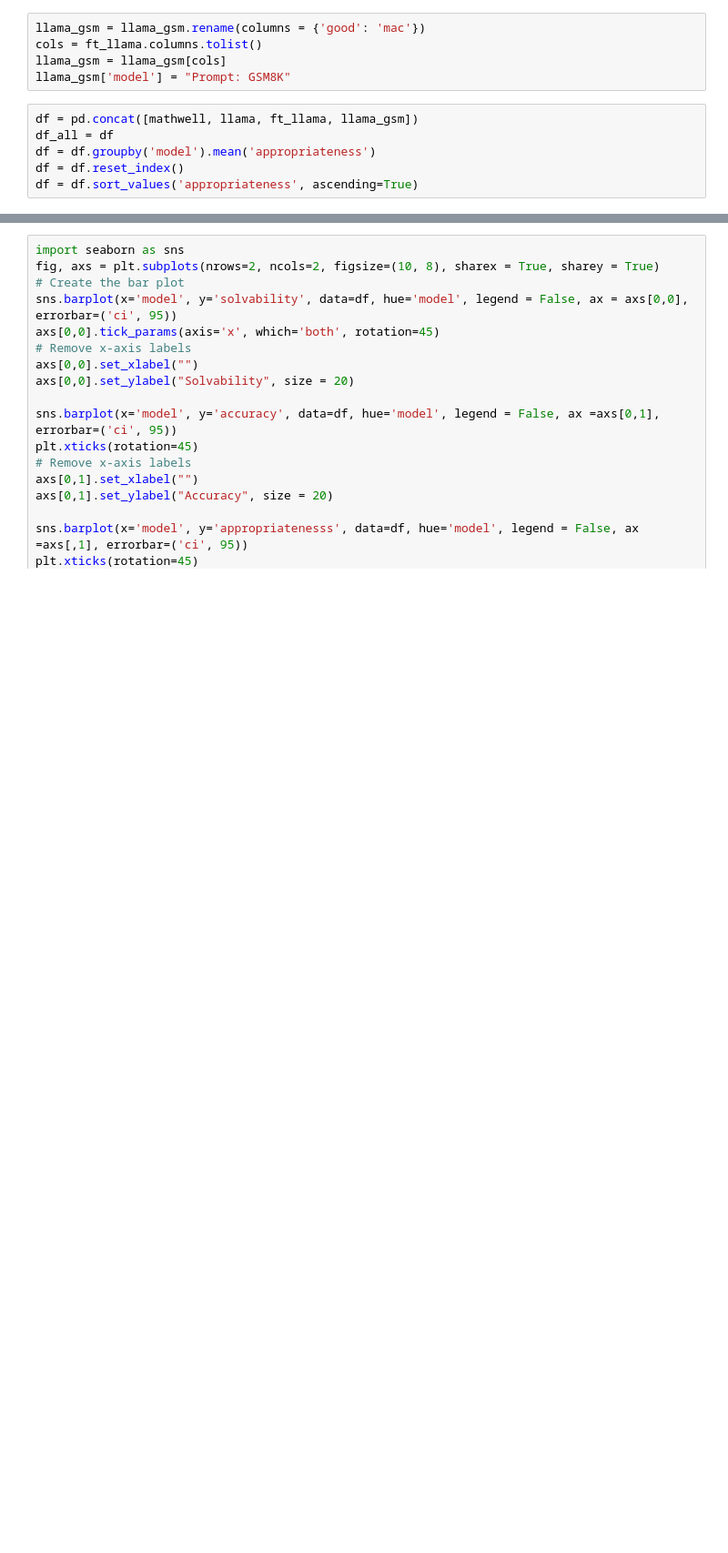
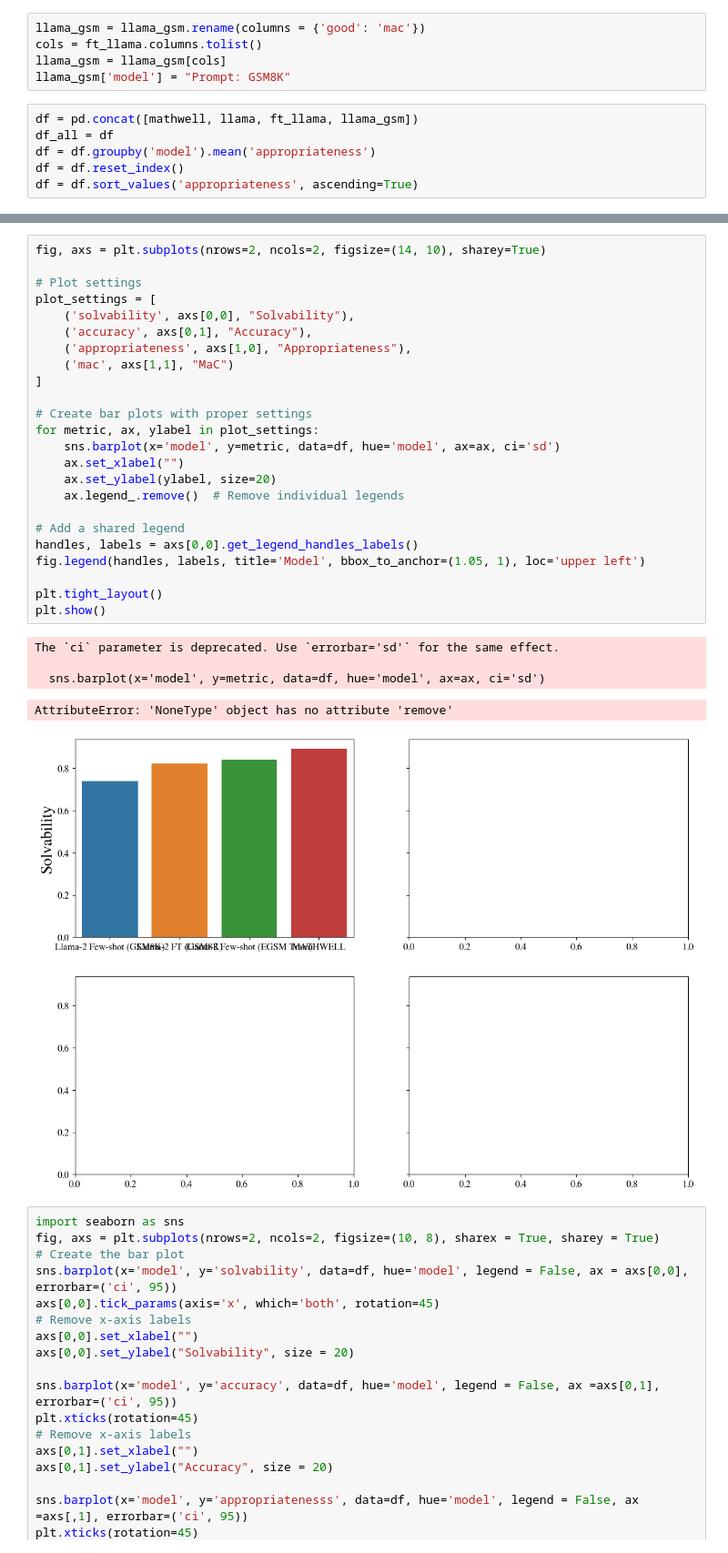
Before and after one commit to bryanchrist/llama2-70b, a Jupyter notebook: Visualize_Improvements.ipynb, the cells around one changed output, grey strips where cells are left out. Shown at 91% size. Cells and saved outputs as stored; diff of their text form; blank space fills up the shorter version.

```diff
--- a/Visualize_Improvements.ipynb
+++ b/Visualize_Improvements.ipynb
@@ -99,3 +100,33 @@ plt.savefig('metrics_bar_plots.pdf', bbox_inches='tight')
+# %%
+fig, axs = plt.subplots(nrows=2, ncols=2, figsize=(14, 10), sharey=True)
+
+# Plot settings
+plot_settings = [
+    ('solvability', axs[0,0], "Solvability"),
+    ('accuracy', axs[0,1], "Accuracy"),
+    ('appropriateness', axs[1,0], "Appropriateness"),
+    ('mac', axs[1,1], "MaC")
+]
+
+# Create bar plots with proper settings
+for metric, ax, ylabel in plot_settings:
+    sns.barplot(x='model', y=metric, data=df, hue='model', ax=ax, ci='sd')
+    ax.set_xlabel("")
+    ax.set_ylabel(ylabel, size=20)
+    ax.legend_.remove()  # Remove individual legends
+
+# Add a shared legend
+handles, labels = axs[0,0].get_legend_handles_labels()
+fig.legend(handles, labels, title='Model', bbox_to_anchor=(1.05, 1), loc='upper left')
+
+plt.tight_layout()
+plt.show()
+# %% [output]
+The `ci` parameter is deprecated. Use `errorbar='sd'` for the same effect.
+
+  sns.barplot(x='model', y=metric, data=df, hue='model', ax=ax, ci='sd')
+AttributeError: 'NoneType' object has no attribute 'remove'
+[figure, added]
 # %%
 import seaborn as sns
 fig, axs = plt.subplots(nrows=2, ncols=2, figsize=(10, 8), sharex = True, sharey = True)
```
Also changed, not shown: parts of 3 cells of this notebook, 13 other files.
